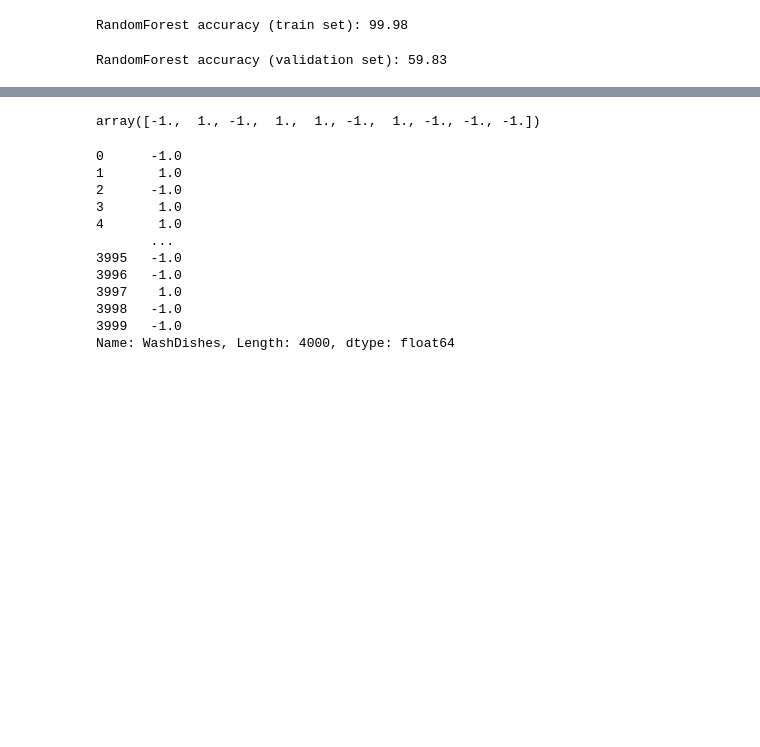
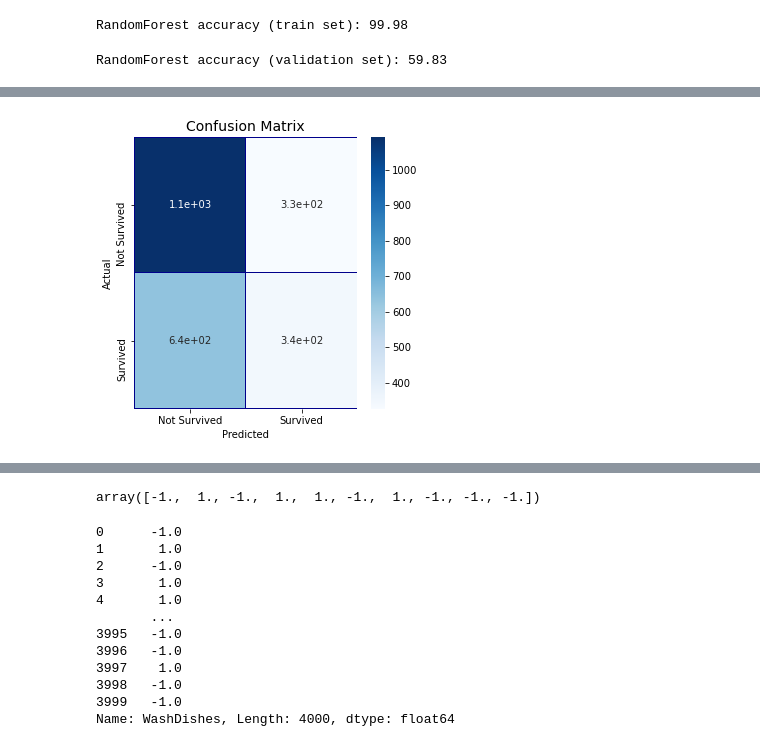
Before and after one commit to Garfield1002/ST4, a Jupyter notebook: RandomForestAlgorithm.ipynb, the cells around one changed output, grey strips where cells are left out. Drawn from its saved outputs; the diff is of its cells as text; code cells hidden in the pictures; blank space fills up the shorter version.

```diff
--- a/RandomForestAlgorithm.ipynb
+++ b/RandomForestAlgorithm.ipynb
@@ -128,0 +152,15 @@ RandomForest accuracy (validation set): 59.83
+# %%
+def plot_confusion_matrix():
+    cm = pd.crosstab(valid_Y, preds, rownames=['Actual'], colnames=['Predicted'])
+    fig, (ax1) = plt.subplots(ncols=1, figsize=(5,5))
+    sns.heatmap(cm,
+                xticklabels=['Not Survived', 'Survived'],
+                yticklabels=['Not Survived', 'Survived'],
+                annot=True,ax=ax1,
+                linewidths=.2,linecolor="Darkblue", cmap="Blues")
+    plt.title('Confusion Matrix', fontsize=14)
+    plt.show()
+
+plot_confusion_matrix()
+# %% [output]
+[figure, added]
```
Also changed, not shown: parts of 16 cells of this notebook.
